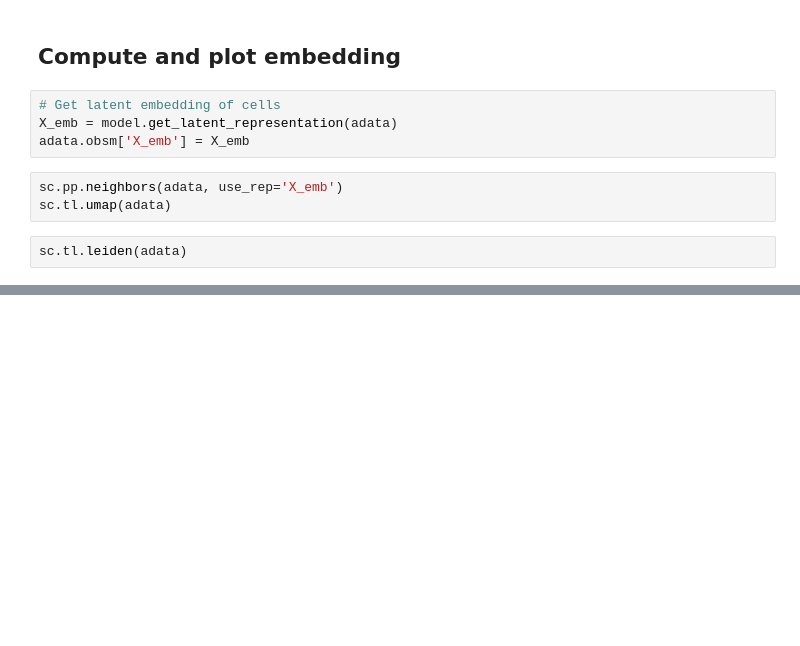
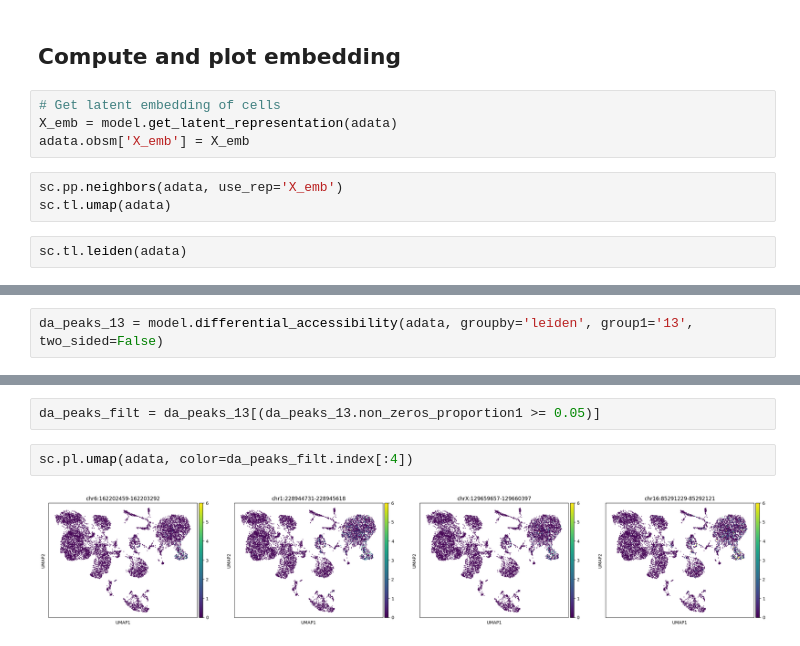
Before and after one commit to theislab/scatac_poisson_reproducibility, a Jupyter notebook: notebooks/scvi_tools_example_notebook.ipynb, the cells around one changed output, grey strips where cells are left out. Drawn from its saved outputs; the diff is of its cells as text; blank space fills up the shorter version.

```diff
--- a/notebooks/scvi_tools_example_notebook.ipynb
+++ b/notebooks/scvi_tools_example_notebook.ipynb
@@ -74,0 +125,2 @@ sc.pl.umap(adata, color="leiden")
+# %%
+da_peaks_13 = model.differential_accessibility(adata, groupby='leiden', group1='13', two_sided=False)
@@ -74,0 +129,6 @@ sc.pl.umap(adata, color="leiden")
+# %%
+da_peaks_filt = da_peaks_13[(da_peaks_13.non_zeros_proportion1 >= 0.05)]
+# %%
+sc.pl.umap(adata, color=da_peaks_filt.index[:4])
+# %% [output]
+[figure, added]
```
Also changed, not shown: parts of 18 cells of this notebook.
